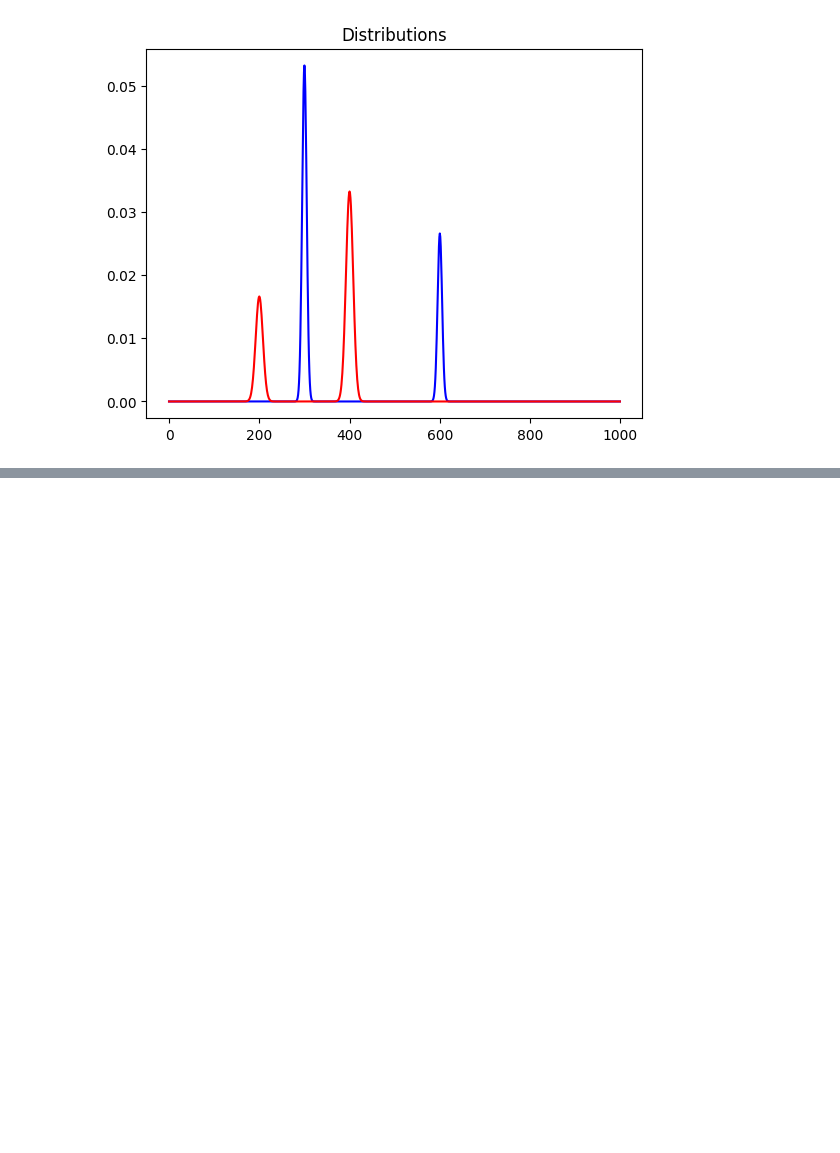
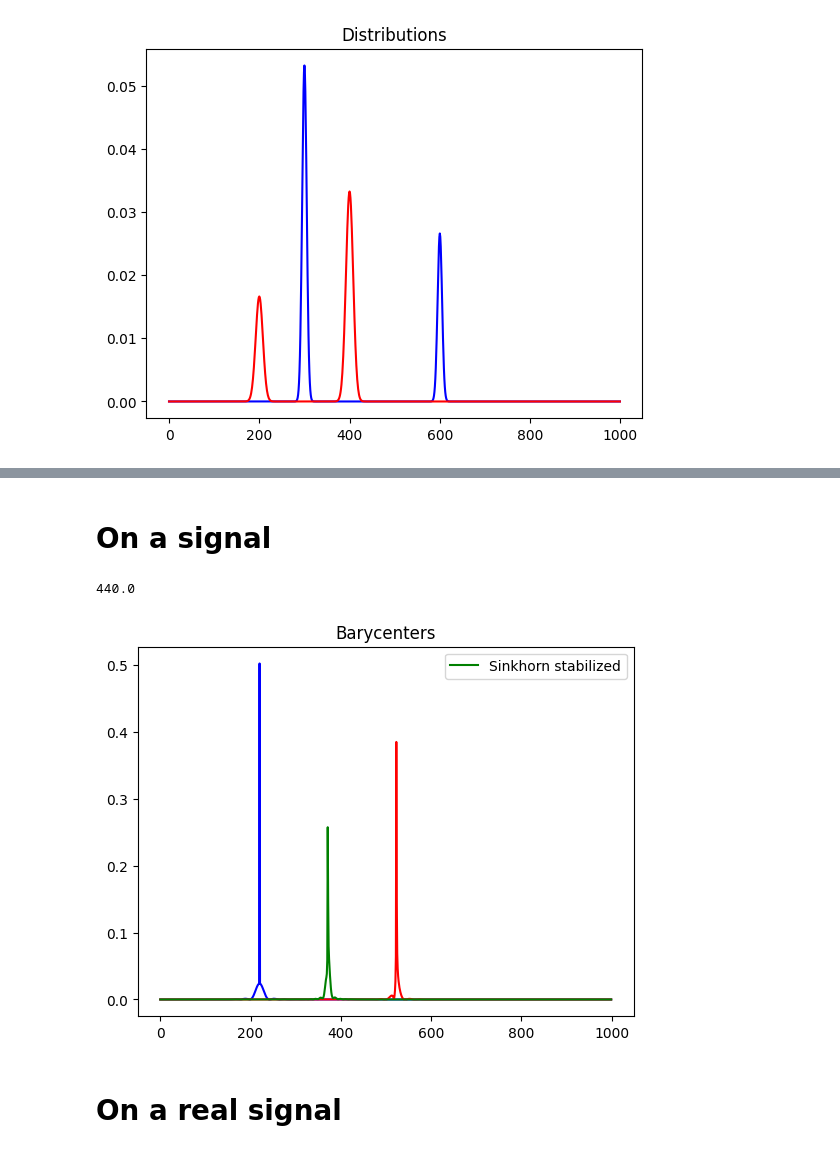
Before and after one commit to zaquastier/audio_1D_transport, a Jupyter notebook: audio_ot_v2.ipynb, the cells around one changed output, grey strips where cells are left out. Cells and saved outputs as stored; diff of their text form; code cells hidden in the pictures; blank space fills up the shorter version.

```diff
--- a/audio_ot_v2.ipynb
+++ b/audio_ot_v2.ipynb
@@ -78,0 +136,2 @@ plt.show()
+# %% [markdown]
+# On a signal
@@ -78,0 +157,49 @@ plt.show()
+# %%
+A4_fft = np.abs(np.fft.fft(A4_signal)) / len(frames)
+freq = np.fft.fftfreq(len(frames), d=1/sr)
+freq[220]
+# %% [output]
+440.0
+# %%
+# Optimal transport
+
+dur = 1000
+
+A4_fft = np.abs(np.fft.fft(A4_signal))
+A4_fft=A4_fft[:dur]
+A4_fft /= np.sum(A4_fft)
+C5_fft = np.abs(np.fft.fft(C5_signal)) / len(frames)
+C5_fft=C5_fft[:dur]
+C5_fft /= np.sum(C5_fft)
+
+M = ot.utils.dist0(dur)
+M /= M.max()
+
+alpha = 0.5  # 0<=alpha<=1
+weights = np.array([1 - alpha, alpha])
+
+# ot.bregman.empirical_sinkhorn
+reg = 1e-2
+bary_pot = ot.bregman.sinkhorn_stabilized(A4_fft, C5_fft, M, reg)
+# %%
+barycenter = np.zeros(dur)
+for i in range(n):
+    for j in range(n):
+        index = int((1 - alpha) * i + alpha * j)
+        barycenter[index] += bary_pot[i][j]
+
+barycenter /= np.sum(barycenter)
+
+fig, ax = plt.subplots()
+
+ax.plot(x, A4_fft, color="blue")
+ax.plot(x, C5_fft, color="red")
+ax.plot(x, barycenter, color='g', label='Sinkhorn stabilized')
+ax.set_title('Barycenters')
+
+plt.legend()
+plt.show()
+# %% [output]
+[figure, added]
+# %% [markdown]
+# On a real signal
```
Also changed, not shown: parts of 11 cells of this notebook.
